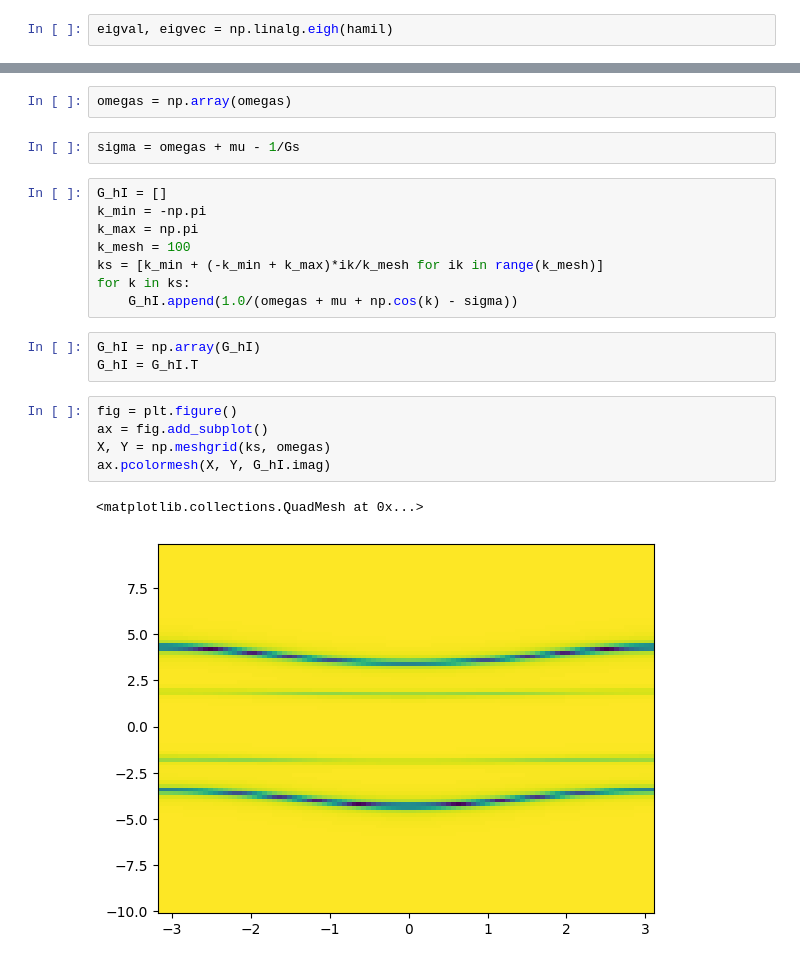
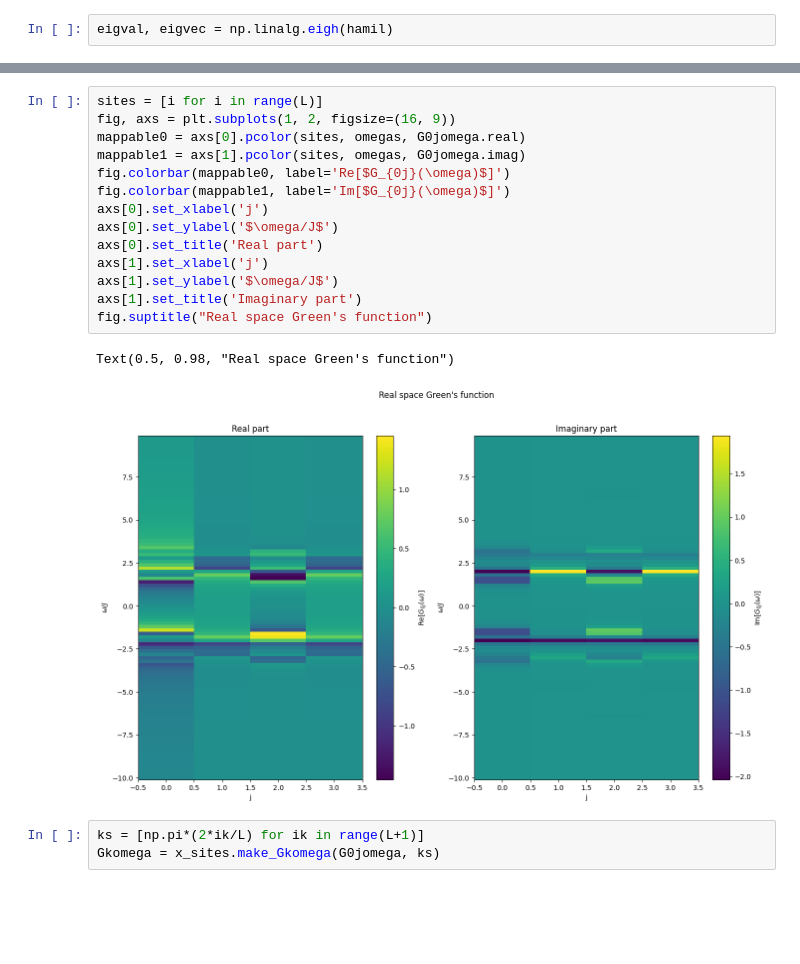
Before and after one commit to yamashun99/ed_hubbard, a Jupyter notebook: main.ipynb, the cells around one changed output, grey strips where cells are left out. Cells and saved outputs as stored; diff of their text form; blank space fills up the shorter version.

```diff
--- a/main.ipynb
+++ b/main.ipynb
@@ -136,23 +84,20 @@ ax.plot(omegas, Gs.imag)
-# %%
-omegas = np.array(omegas)
-# %%
-sigma = omegas + mu - 1/Gs
-# %%
-G_hI = []
-k_min = -np.pi
-k_max = np.pi
-k_mesh = 100
-ks = [k_min + (-k_min + k_max)*ik/k_mesh for ik in range(k_mesh)]
-for k in ks:
-    G_hI.append(1.0/(omegas + mu + np.cos(k) - sigma))
-# %%
-G_hI = np.array(G_hI)
-G_hI = G_hI.T
-# %%
-fig = plt.figure()
-ax = fig.add_subplot()
-X, Y = np.meshgrid(ks, omegas)
-ax.pcolormesh(X, Y, G_hI.imag)
-# %% [output]
-<matplotlib.collections.QuadMesh at 0x...>
-[figure, removed]
+# %%
+sites = [i for i in range(L)]
+fig, axs = plt.subplots(1, 2, figsize=(16, 9))
+mappable0 = axs[0].pcolor(sites, omegas, G0jomega.real)
+mappable1 = axs[1].pcolor(sites, omegas, G0jomega.imag)
+fig.colorbar(mappable0, label='Re[$G_{0j}(\omega)$]')
+fig.colorbar(mappable1, label='Im[$G_{0j}(\omega)$]')
+axs[0].set_xlabel('j')
+axs[0].set_ylabel('$\omega/J$')
+axs[0].set_title('Real part')
+axs[1].set_xlabel('j')
+axs[1].set_ylabel('$\omega/J$')
+axs[1].set_title('Imaginary part')
+fig.suptitle("Real space Green's function")
+# %% [output]
+Text(0.5, 0.98, "Real space Green's function")
+[figure, added]
+# %%
+ks = [np.pi*(2*ik/L) for ik in range(L+1)]
+Gkomega = x_sites.make_Gkomega(G0jomega, ks)
```
Also changed, not shown: parts of 10 cells of this notebook, 1 other file.
